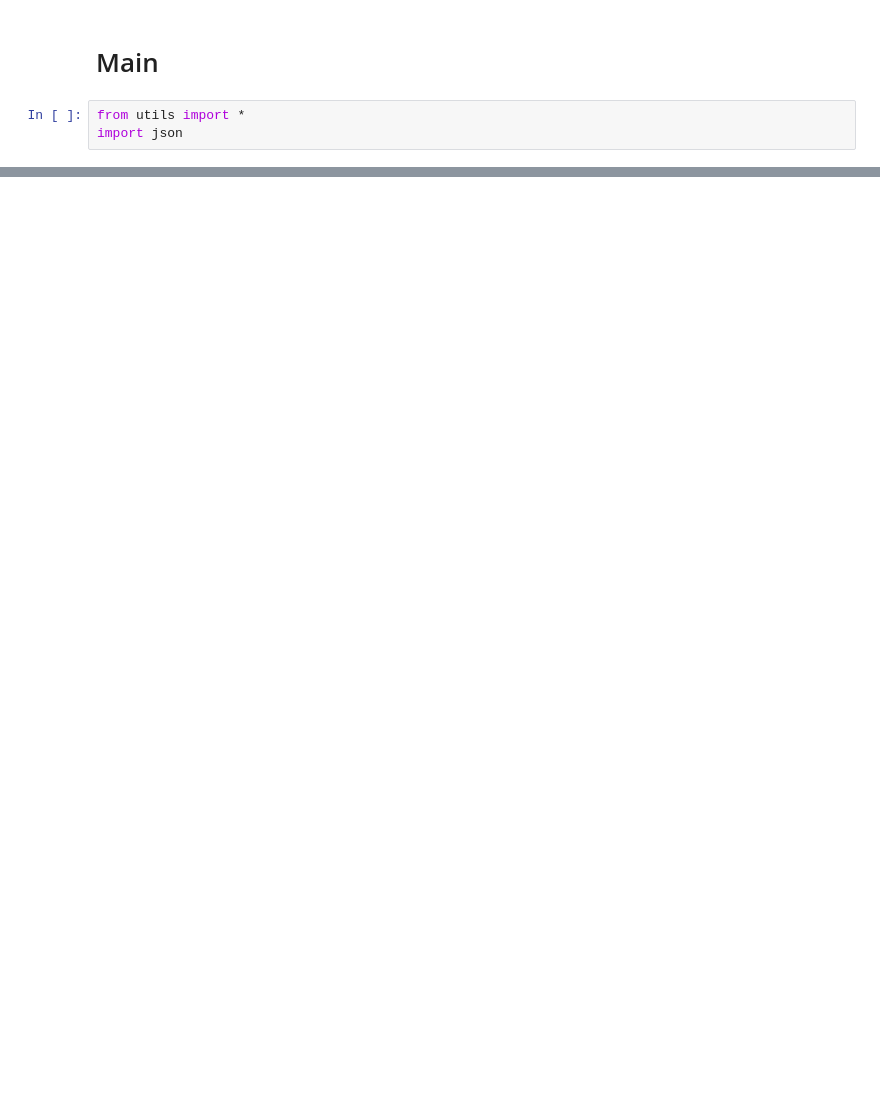
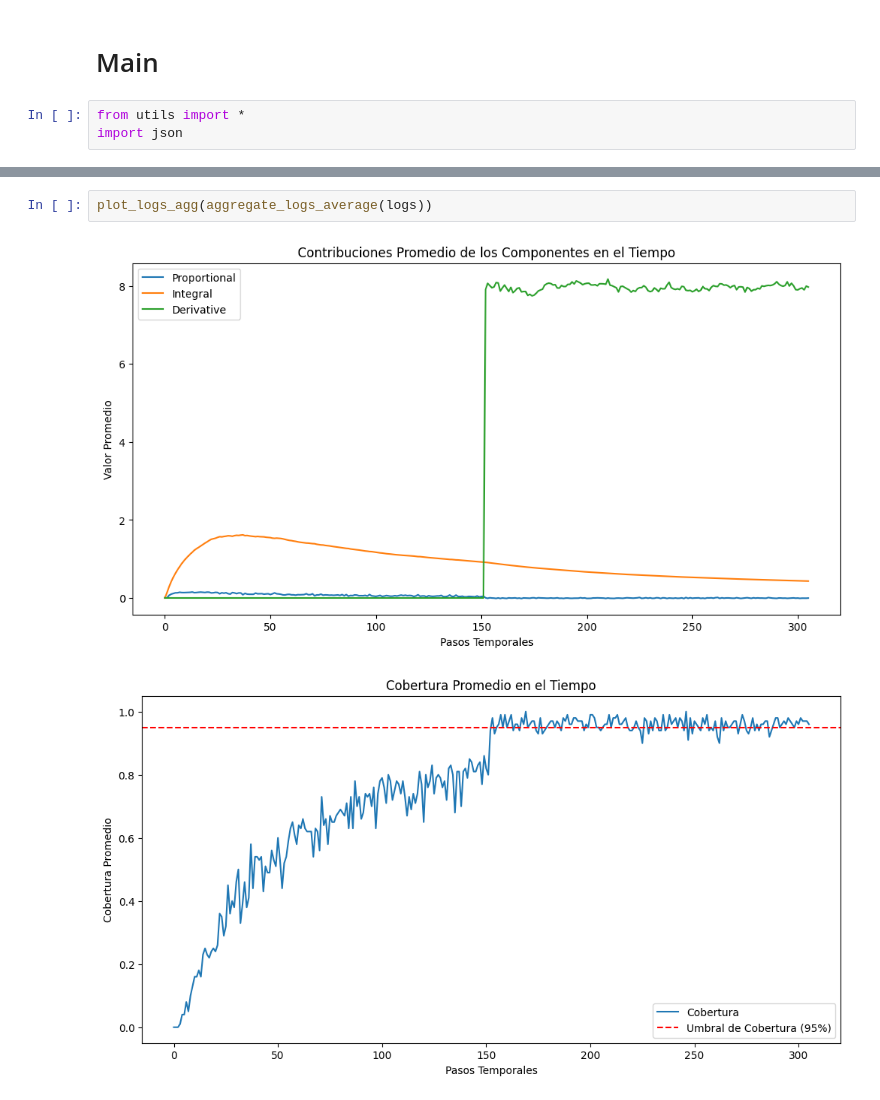
Before and after one commit to Julianquin/PDIHC, a Jupyter notebook: main datos simulados.ipynb, the cells around one changed output, grey strips where cells are left out. Saved outputs shown, nothing was run; the diff lists cells and outputs as text; blank space fills up the shorter version.

```diff
--- a/main datos simulados.ipynb
+++ b/main datos simulados.ipynb
@@ -81,0 +91,5 @@ Métricas por KEY (Calibración):
+# %%
+plot_logs_agg(aggregate_logs_average(logs))
+# %% [output]
+[figure, added]
+[figure, added]
```
Also changed, not shown: parts of 9 cells of this notebook, 1 other file.
